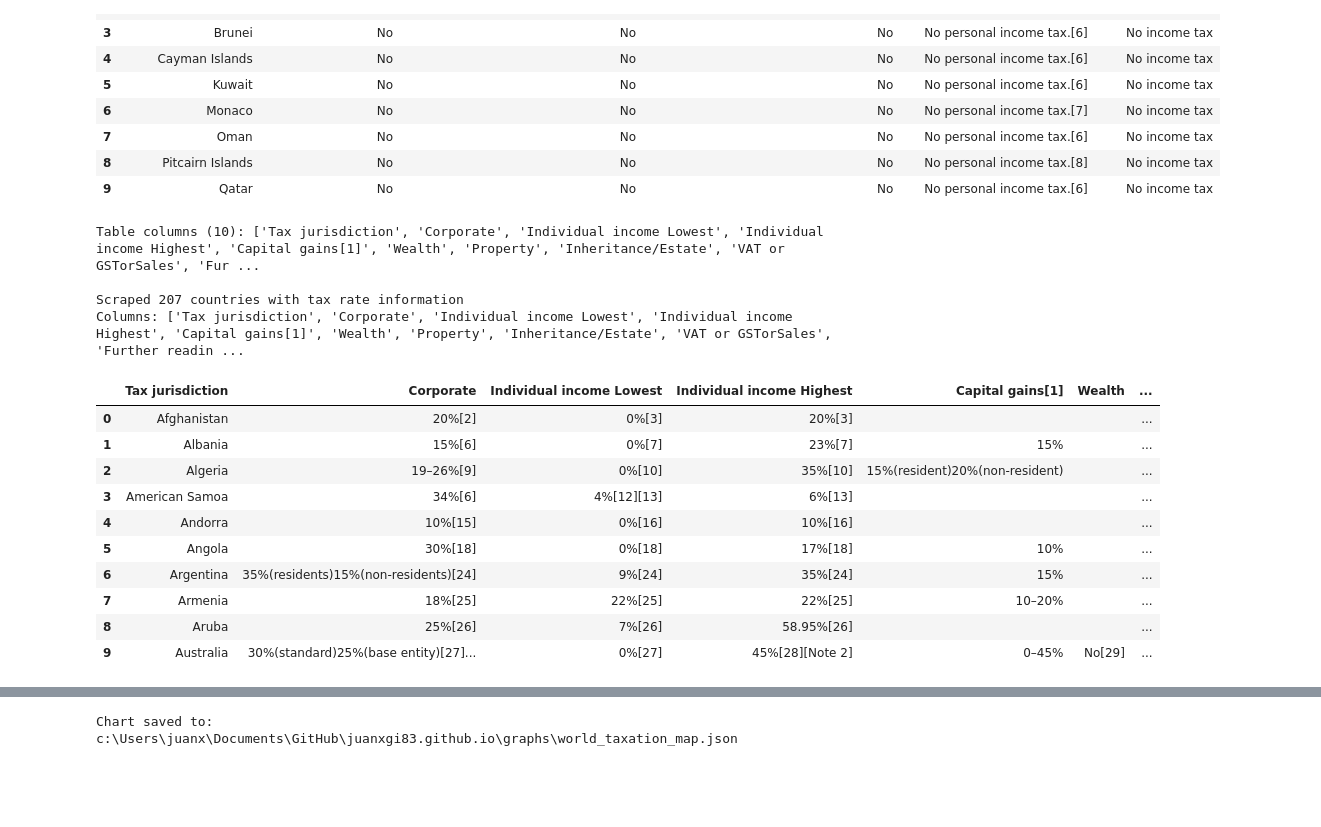
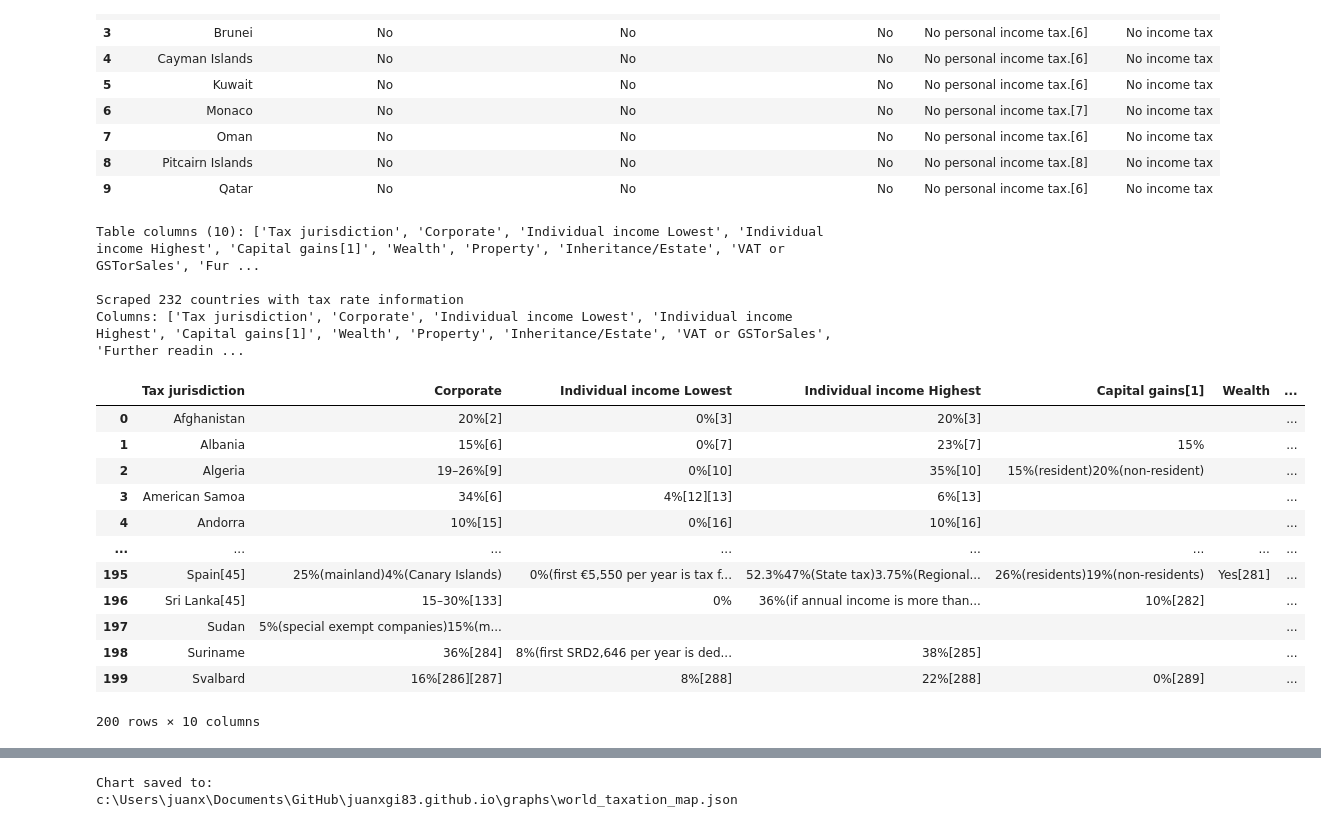
Before and after one commit to juanxgi83/juanxgi83.github.io, a Jupyter notebook: jupyter_notebooks/world_taxation_scraping.ipynb, the cells around one changed output, grey strips where cells are left out. Saved outputs shown, nothing was run; the diff lists cells and outputs as text; code cells hidden in the pictures; blank space fills up the shorter version.

```diff
--- a/jupyter_notebooks/world_taxation_scraping.ipynb
+++ b/jupyter_notebooks/world_taxation_scraping.ipynb
@@ -177,41 +177,44 @@ if table:
             columns.append(text)
 
     print(f"Table columns ({len(columns)}): {columns}")
 
     # Process data rows - skip first 2 rows (headers)
     for row in rows[2:]:
         cells = row.find_all(['td', 'th'])
-        if len(cells) >= len(columns):
+        # Changed condition: only need at least 1 cell (the country name) instead of all columns
+        if len(cells) >= 1:
             country = cells[0].get_text(strip=True)
 
             # Only add valid country entries
             if country and len(country) > 2 and country.lower() not in ['country', 'jurisdiction', 'lowest', 'highest']:
                 row_data = {}
                 for i, col_name in enumerate(columns):
                     row_data[col_name] = cells[i].get_text(strip=True) if i < len(cells) else ''
 
                 tax_rates.append(row_data)
 
 df_tax_rates = pd.DataFrame(tax_rates)
 print(f"\nScraped {len(df_tax_rates)} countries with tax rate information")
 print(f"Columns: {list(df_tax_rates.columns)}")
-df_tax_rates.head(10)
+df_tax_rates.head(200)
 # %% [output]
 Table columns (10): ['Tax jurisdiction', 'Corporate', 'Individual income Lowest', 'Individual income Highest', 'Capital gains[1]', 'Wealth', 'Property', 'Inheritance/Estate', 'VAT or GSTorSales', 'Fur ...
 
-Scraped 207 countries with tax rate information
+Scraped 232 countries with tax rate information
 Columns: ['Tax jurisdiction', 'Corporate', 'Individual income Lowest', 'Individual income Highest', 'Capital gains[1]', 'Wealth', 'Property', 'Inheritance/Estate', 'VAT or GSTorSales', 'Further readin ...
 |  | Tax jurisdiction | Corporate | Individual income Lowest | Individual income Highest | Capital gains[1] | Wealth | ... |
 | 0 | Afghanistan | 20%[2] | 0%[3] | 20%[3] |  |  | ... |
 | 1 | Albania | 15%[6] | 0%[7] | 23%[7] | 15% |  | ... |
 | 2 | Algeria | 19–26%[9] | 0%[10] | 35%[10] | 15%(resident)20%(non-resident) |  | ... |
 | 3 | American Samoa | 34%[6] | 4%[12][13] | 6%[13] |  |  | ... |
 | 4 | Andorra | 10%[15] | 0%[16] | 10%[16] |  |  | ... |
-| 5 | Angola | 30%[18] | 0%[18] | 17%[18] | 10% |  | ... |
-| 6 | Argentina | 35%(residents)15%(non-residents)[24] | 9%[24] | 35%[24] | 15% |  | ... |
-| 7 | Armenia | 18%[25] | 22%[25] | 22%[25] | 10–20% |  | ... |
-| 8 | Aruba | 25%[26] | 7%[26] | 58.95%[26] |  |  | ... |
-| 9 | Australia | 30%(standard)25%(base entity)[27]... | 0%[27] | 45%[28][Note 2] | 0–45% | No[29] | ... |
+| ... | ... | ... | ... | ... | ... | ... | ... |
+| 195 | Spain[45] | 25%(mainland)4%(Canary Islands) | 0%(first €5,550 per year is tax f... | 52.3%47%(State tax)3.75%(Regional... | 26%(residents)19%(non-residents) | Yes[281] | ... |
+| 196 | Sri Lanka[45] | 15–30%[133] | 0% | 36%(if annual income is more than... | 10%[282] |  | ... |
+| 197 | Sudan | 5%(special exempt companies)15%(m... |  |  |  |  | ... |
+| 198 | Suriname | 36%[284] | 8%(first SRD2,646 per year is ded... | 38%[285] |  |  | ... |
+| 199 | Svalbard | 16%[286][287] | 8%[288] | 22%[288] | 0%[289] |  | ... |
+200 rows × 10 columns
 # %%
 # Clean and standardize country names for merging
 def clean_country_name(name):
```
Also changed, not shown: parts of 2 cells of this notebook, 1 other file.
